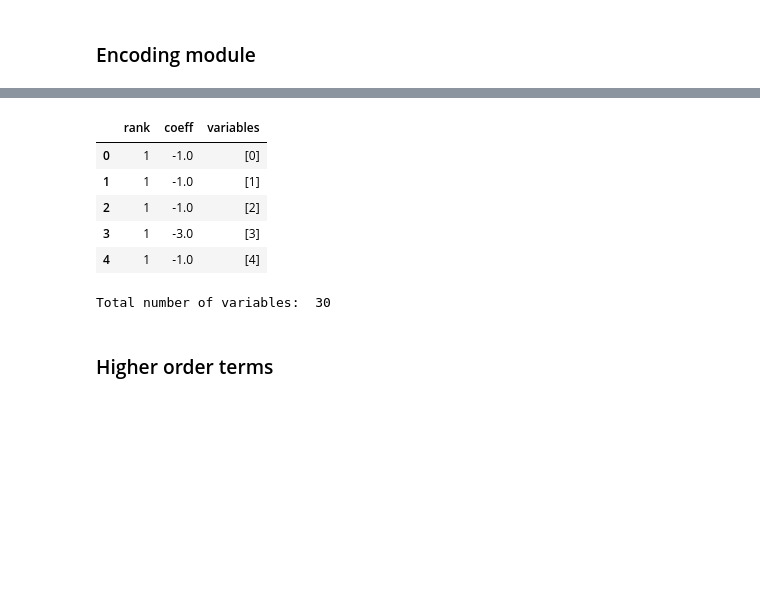
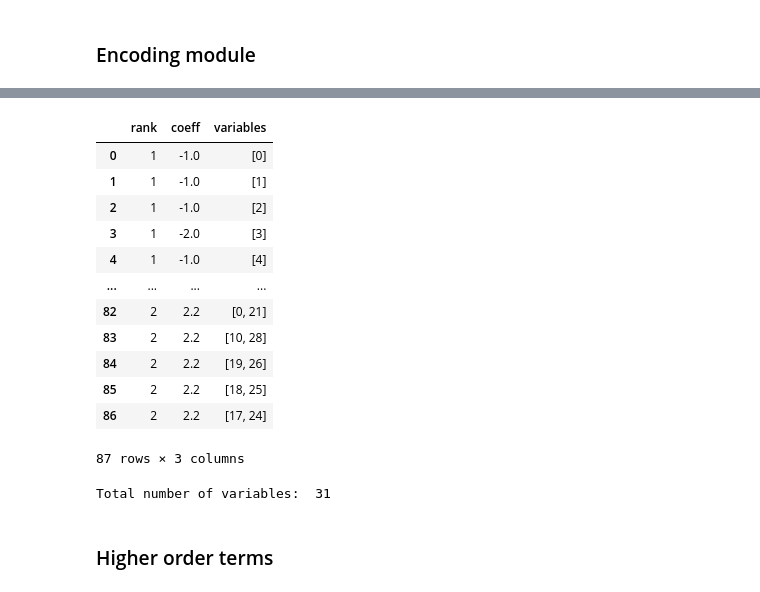
Before and after one commit to GiacomoFrn/QUBO-optimization, a Jupyter notebook: encoder.ipynb, the cells around one changed output, grey strips where cells are left out. Cells and saved outputs as stored; diff of their text form; code cells hidden in the pictures; blank space fills up the shorter version.

```diff
--- a/encoder.ipynb
+++ b/encoder.ipynb
@@ -69,7 +69,7 @@ def costraint_from_line(line):
 # %%
 # read test file
 data_dir  = 'data/'
-file_name = '15.spot'
+file_name = '8.spot'
 with open(data_dir+file_name) as f:
     lines = f.readlines()
 
@@ -486,7 +472,7 @@ key_to_qubo_dict
 ### Encoding module
 # %%
 # select encoding (standard, dense)
-encoding = 'standard'
+encoding = 'dense'
 
 # get qubo df
 qubo_df = qubo_from_data(photo_req_df, constraints_df, encoding)
@@ -512,7 +500,7 @@ def preprocess_indexes(indexes, join=False):
         indexes = sorted(indexes, key=lambda x: x[0]+x[1]/10) # hardcoded solution to consider both sublists elements
 
     # produce string output
-    proc_indexes = [str(i[0])+str(i[1]) for i in indexes ]
+    proc_indexes = [str(i[0])+'_'+str(i[1]) for i in indexes ]
     return ''.join(proc_indexes) if join else proc_indexes
 
 # group by operation needs string object
@@ -550,16 +569,23 @@ qubo_df_ ['variables'] = qubo_df_ ['variables'].apply(lambda x: np.array(x))
 # %%
-qubo_df_.head()
+qubo_df_
 # %% [output]
 |  | rank | coeff | variables |
 | 0 | 1 | -1.0 | [0] |
 | 1 | 1 | -1.0 | [1] |
 | 2 | 1 | -1.0 | [2] |
-| 3 | 1 | -3.0 | [3] |
+| 3 | 1 | -2.0 | [3] |
 | 4 | 1 | -1.0 | [4] |
+| ... | ... | ... | ... |
+| 82 | 2 | 2.2 | [0, 21] |
+| 83 | 2 | 2.2 | [10, 28] |
+| 84 | 2 | 2.2 | [19, 26] |
+| 85 | 2 | 2.2 | [18, 25] |
+| 86 | 2 | 2.2 | [17, 24] |
+87 rows × 3 columns
 # %%
 print("Total number of variables: ",len(key_to_qubo_dict))
 # %% [output]
-Total number of variables:  30
+Total number of variables:  31
 # %% [markdown]
 ### Higher order terms
 # %% [markdown]
```
Also changed, not shown: parts of 17 cells of this notebook.
